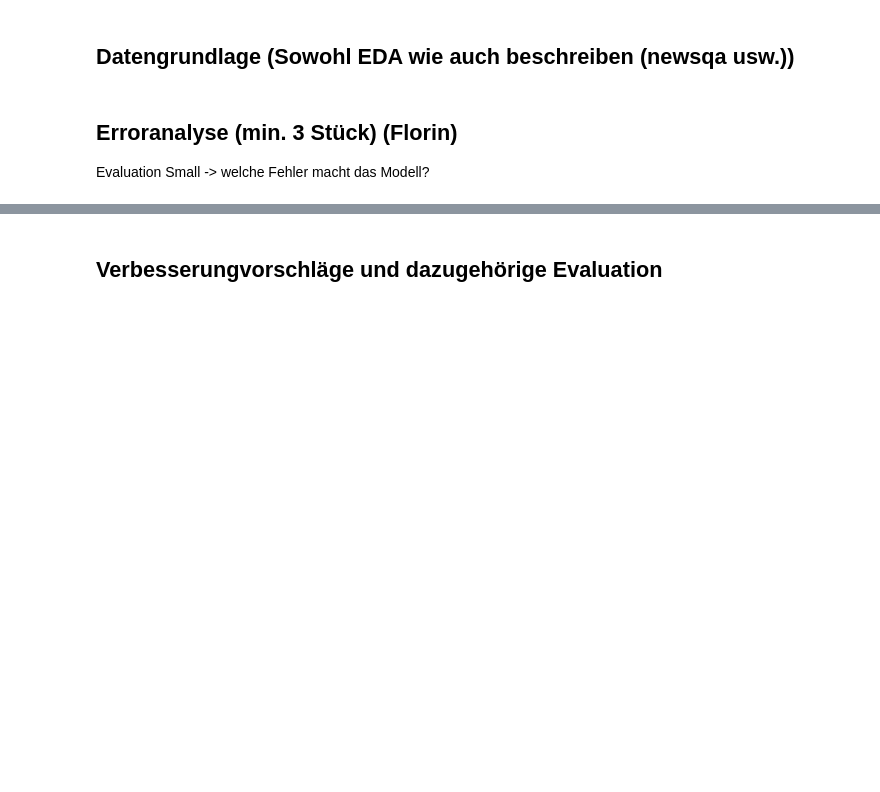
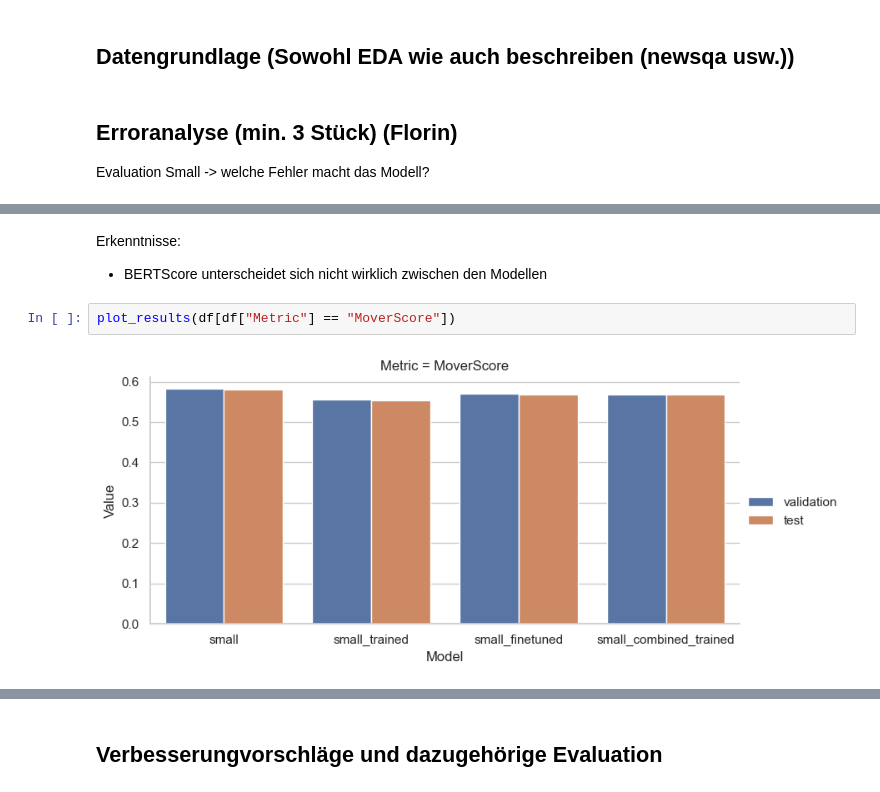
Before and after one commit to swiggy123/npr_mc2, a Jupyter notebook: report.ipynb, the cells around one changed output, grey strips where cells are left out. Drawn from its saved outputs; the diff is of its cells as text; blank space fills up the shorter version.

```diff
--- a/report.ipynb
+++ b/report.ipynb
@@ -168,0 +242,7 @@ Evaluation Small -> welche Fehler macht das Modell?
+# %% [markdown]
+Erkenntnisse:
+- BERTScore unterscheidet sich nicht wirklich zwischen den Modellen
+# %%
+plot_results(df[df["Metric"] == "MoverScore"])
+# %% [output]
+[figure, added]
```
Also changed, not shown: parts of 12 cells of this notebook.
